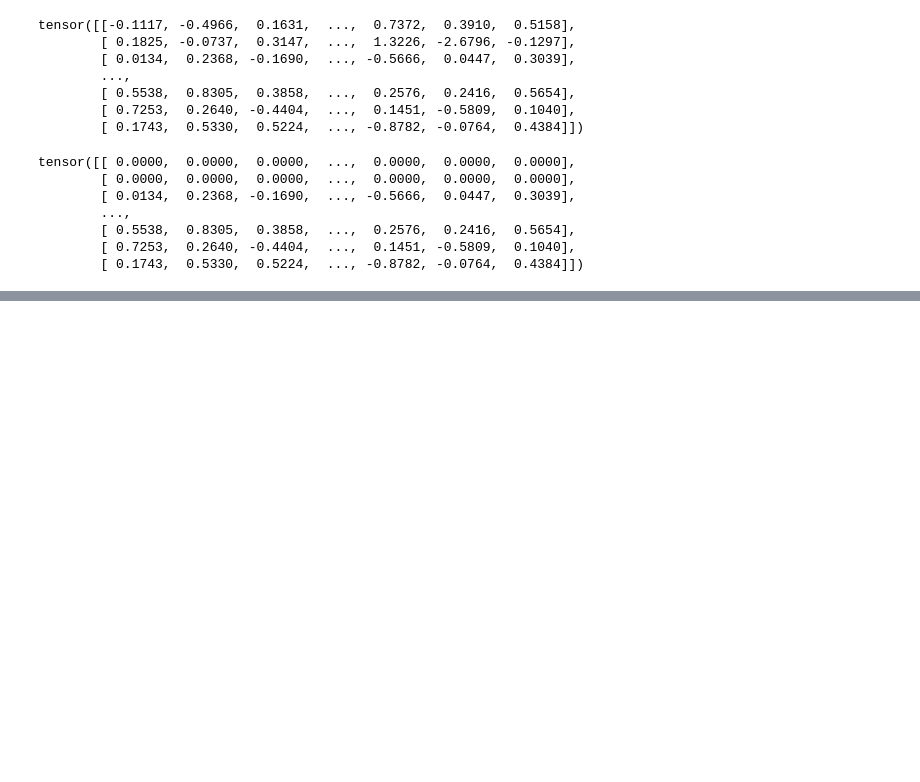
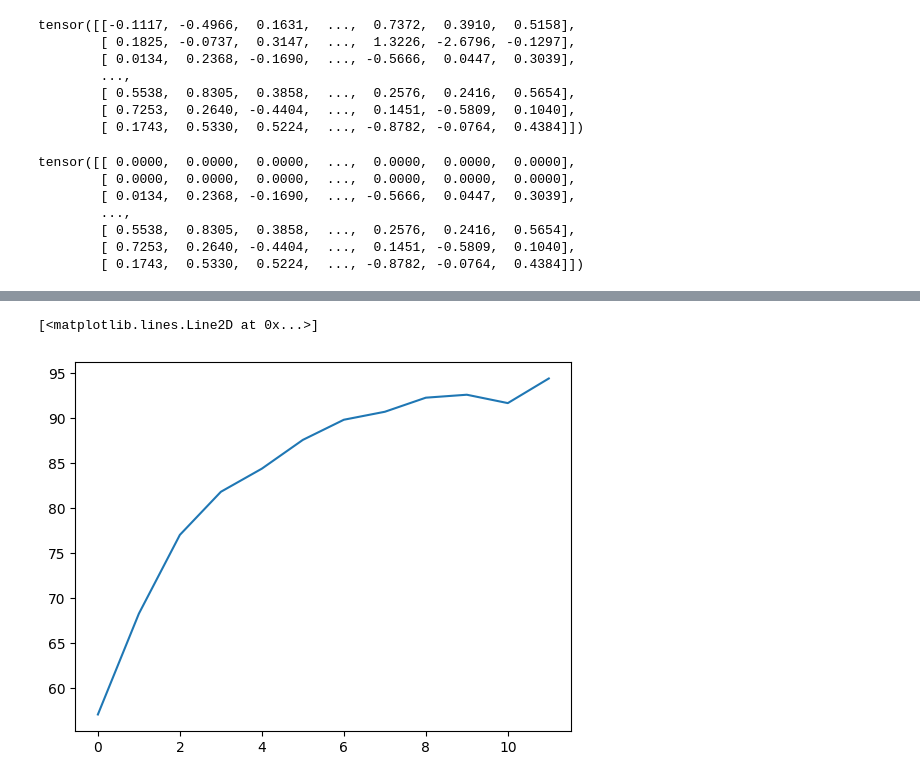
Before and after one commit to ganeshred/NLPAuthorshipAttributionNLM, a Jupyter notebook: Attention_bi_LSTM_task2.ipynb, the cells around one changed output, grey strips where cells are left out. Drawn from its saved outputs; the diff is of its cells as text; code cells hidden in the pictures; blank space fills up the shorter version.

```diff
--- a/Attention_bi_LSTM_task2.ipynb
+++ b/Attention_bi_LSTM_task2.ipynb
@@ -432,0 +495,5 @@ Test Loss: 0.316 | Test Acc: 86.44%
+# %%
+plt.plot(train_accs)
+# %% [output]
+[<matplotlib.lines.Line2D at 0x...>]
+[figure, added]
```
Also changed, not shown: parts of 27 cells of this notebook.
